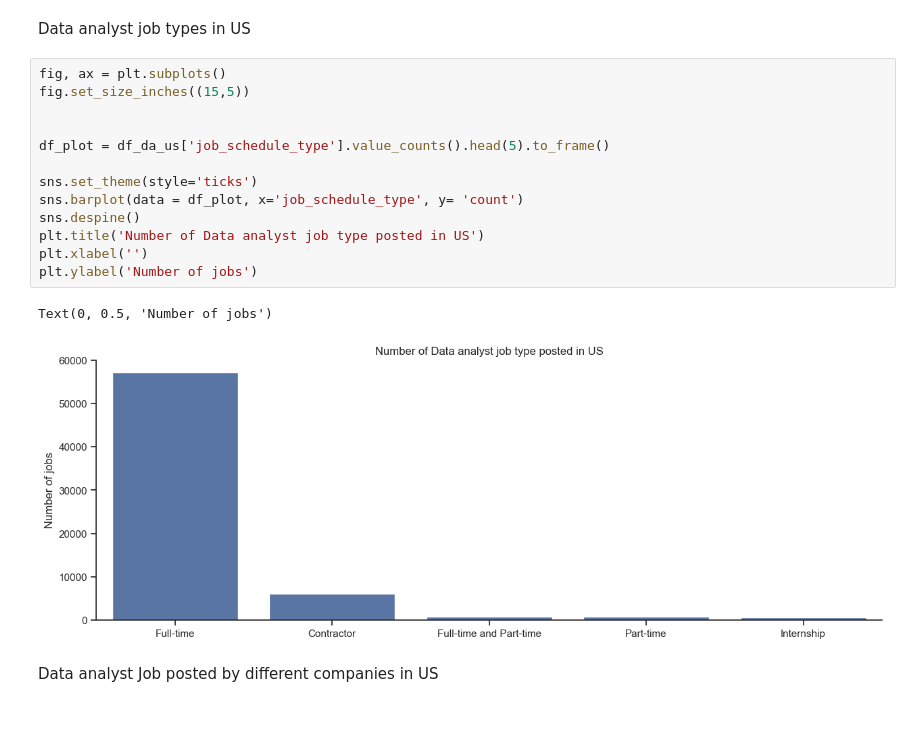
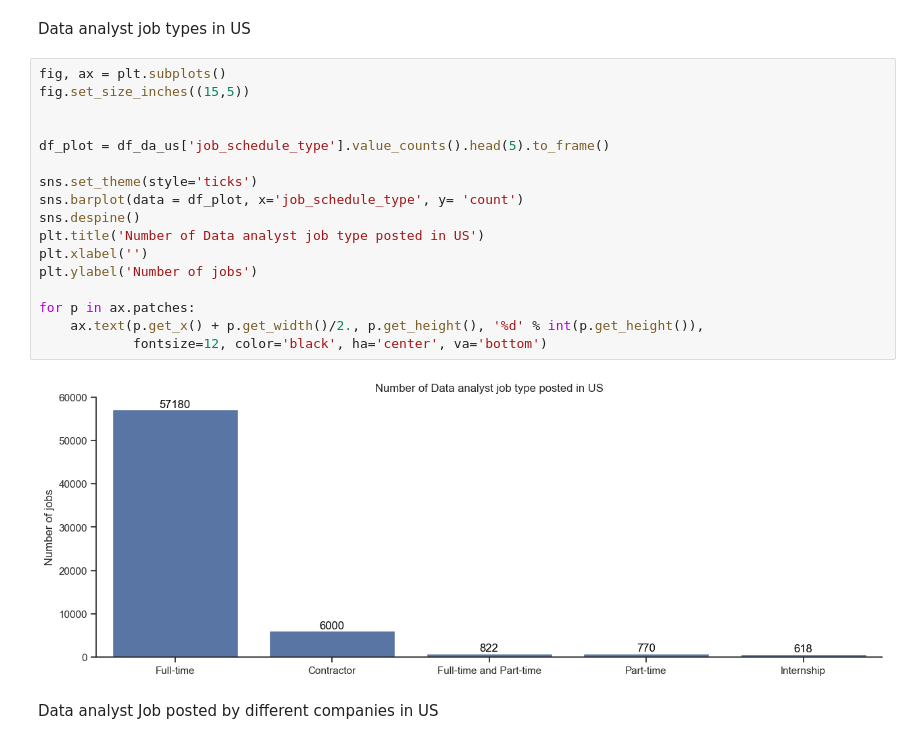
Before and after one commit to Namithajohn1999/python_data_project, a Jupyter notebook: 2_PYTHON_PROJECT/1_EDA.IPYNB, the cells around one changed output. Drawn from its saved outputs; the diff is of its cells as text; blank space fills up the shorter version.

```diff
--- a/2_PYTHON_PROJECT/1_EDA.IPYNB
+++ b/2_PYTHON_PROJECT/1_EDA.IPYNB
@@ -51,19 +52,22 @@ Data analyst job types in US
 # %%
 fig, ax = plt.subplots()
 fig.set_size_inches((15,5))
 
 
 df_plot = df_da_us['job_schedule_type'].value_counts().head(5).to_frame()
 
 sns.set_theme(style='ticks')
 sns.barplot(data = df_plot, x='job_schedule_type', y= 'count')
 sns.despine()
 plt.title('Number of Data analyst job type posted in US')
 plt.xlabel('')
 plt.ylabel('Number of jobs')
+
+for p in ax.patches:
+    ax.text(p.get_x() + p.get_width()/2., p.get_height(), '%d' % int(p.get_height()),
+            fontsize=12, color='black', ha='center', va='bottom')
 # %% [output]
-Text(0, 0.5, 'Number of jobs')
-[figure, old version]
+[figure, new version]
 # %% [markdown]
 Data analyst Job posted by different companies in US
 # %%
```
Also changed, not shown: parts of 2 cells of this notebook, 15 other files.
